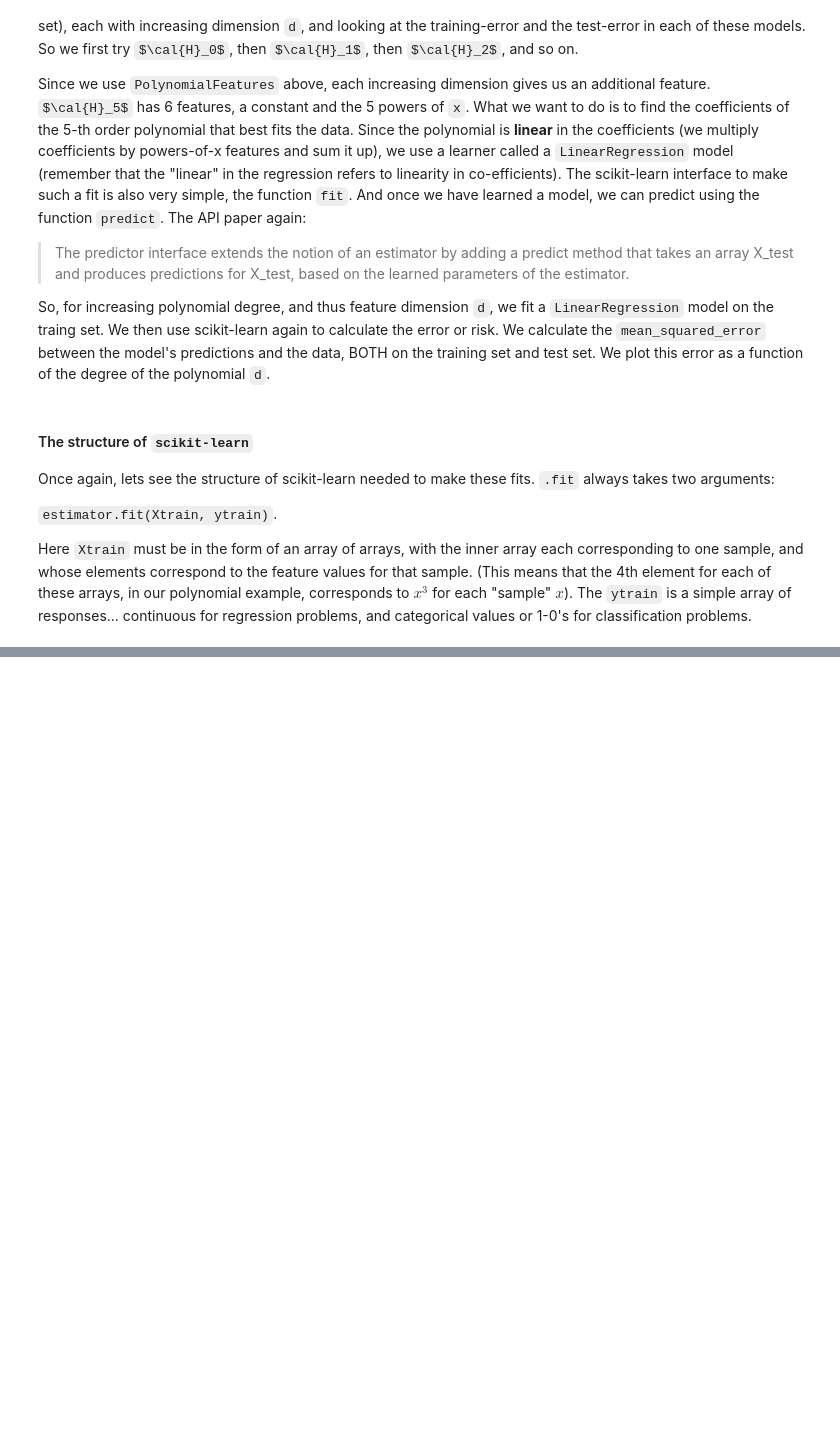
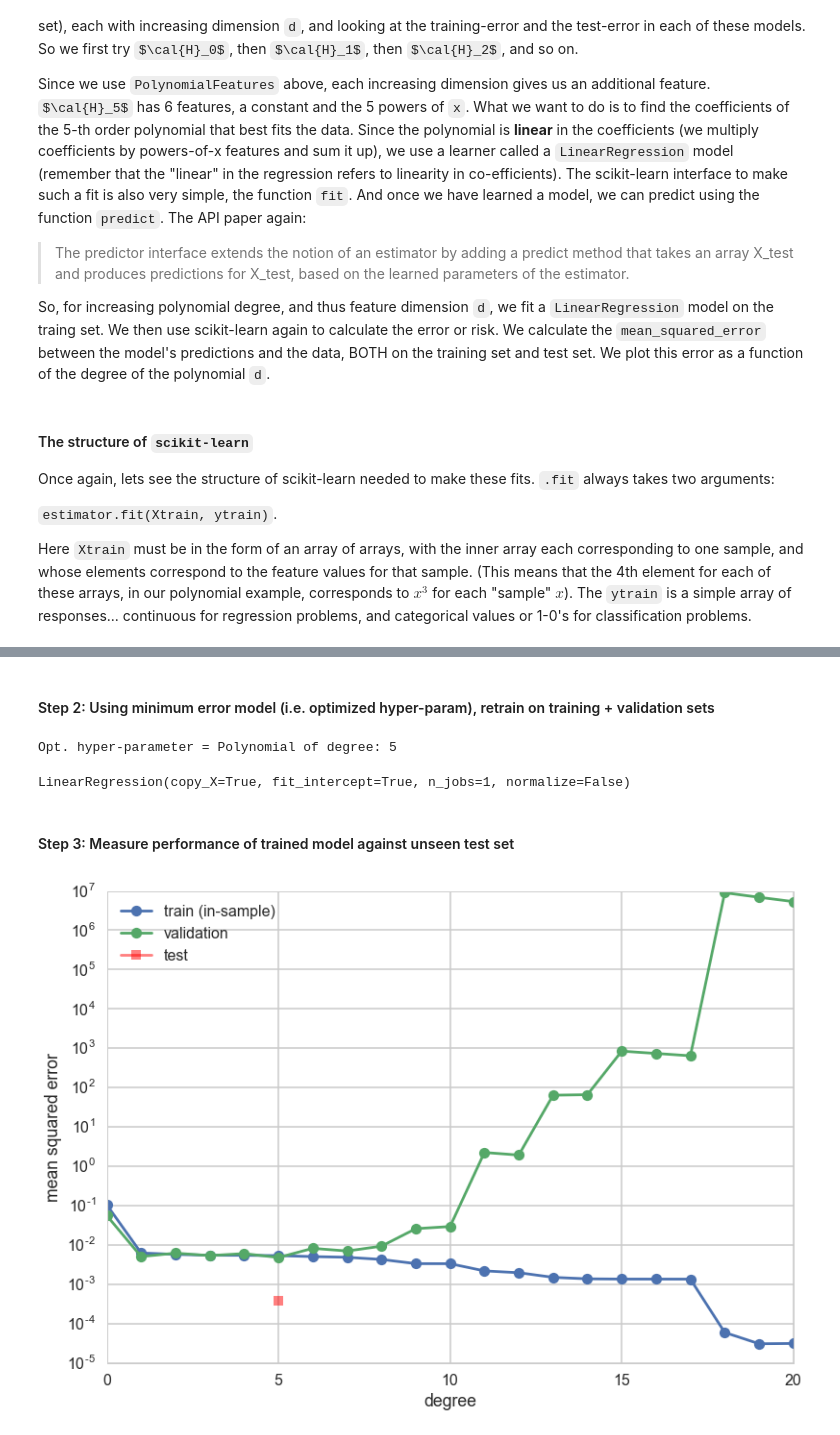
Before and after one commit to suyashSax/CS-109, a Jupyter notebook: Week 6/Lab 5 - Learning Models.ipynb, the cells around one changed output, grey strips where cells are left out. Saved outputs shown, nothing was run; the diff lists cells and outputs as text; code cells hidden in the pictures; some formulas as TeX source; blank space fills up the shorter version.

```diff
--- a/Week 6/Lab 5 - Learning Models.ipynb
+++ b/Week 6/Lab 5 - Learning Models.ipynb
@@ -794,0 +921,48 @@ Here `Xtrain` must be in the form of an array of arrays, with the inner array ea
+# %%
+# Prepare for sklearn, empirical error minimization
+degrees=range(21)
+error_train=np.empty(len(degrees))
+error_valid=np.empty(len(degrees))
+trainvalidlists=make_features(xntrain, xnvalid, degrees)
+# %%
+# For increasing polynomial degrees 0,1,2...
+for d in degrees:
+    # Create polynomials from x
+    Xntrain = trainvalidlists[d]['train']
+    Xnvalid = trainvalidlists[d]['test']
+    # Fit a model linear in polynomial coefficients on the new smaller training set
+    est = LinearRegression()
+    est.fit(Xntrain, yntrain)
+    # Predict on new training and validation sets and calculate mean squared error
+    error_train[d] = mean_squared_error(yntrain, est.predict(Xntrain))
+    error_valid[d] = mean_squared_error(ynvalid, est.predict(Xnvalid))
+# %% [markdown]
+#### Step 2: Using minimum error model (i.e. optimized hyper-param), retrain on training + validation sets
+# %%
+# Calculate the degree at which validation error is minimized
+mindeg = np.argmin(error_valid)
+ttlist = make_features(xtrain, xtest, degrees)
+
+print "Opt. hyper-parameter = Polynomial of degree:", mindeg
+
+# Fit on whole training set now, with optimized hyper-parameter
+clf = LinearRegression()
+clf.fit(ttlist[mindeg]['train'], ytrain) # fit
+# %% [output]
+Opt. hyper-parameter = Polynomial of degree: 5
+LinearRegression(copy_X=True, fit_intercept=True, n_jobs=1, normalize=False)
+# %% [markdown]
+#### Step 3: Measure performance of trained model against unseen test set
+# %%
+# Predict on the test set now and calculate error
+pred = clf.predict(ttlist[mindeg]['test'])
+err = mean_squared_error(ytest, pred)
+plt.plot(degrees, error_train, marker='o', label='train (in-sample)')
+plt.plot(degrees, error_valid, marker='o', label='validation')
+plt.plot([mindeg], [err], marker='s', markersize=10, label='test', alpha=0.5, color='r')
+plt.ylabel('mean squared error')
+plt.xlabel('degree')
+plt.legend(loc='upper left')
+plt.yscale("log")
+# %% [output]
+[figure, added]
```
Also changed, not shown: parts of 38 cells of this notebook.
